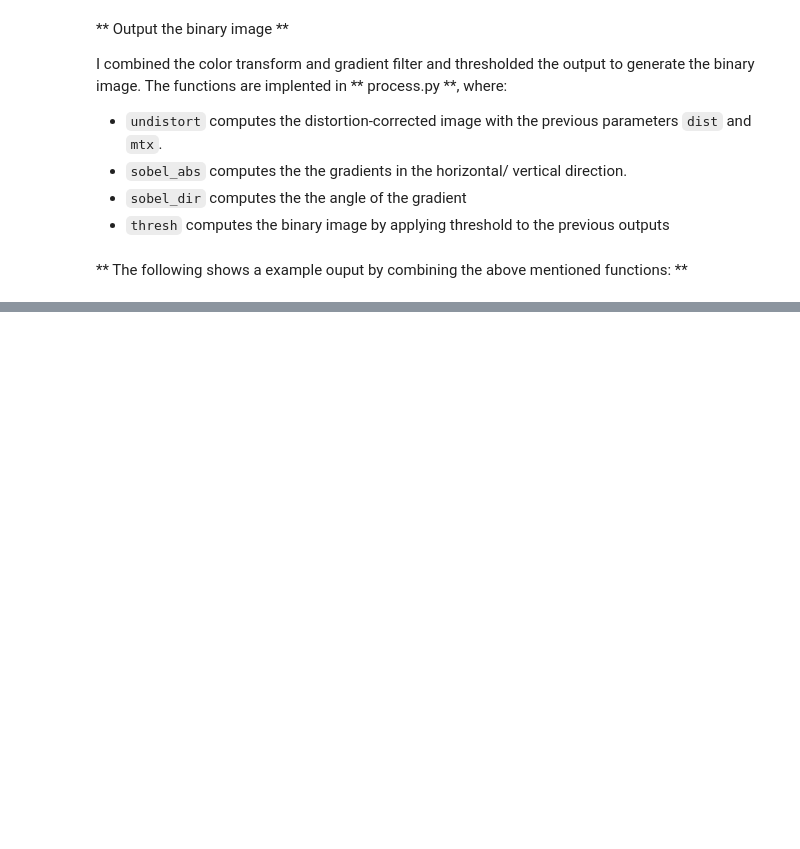
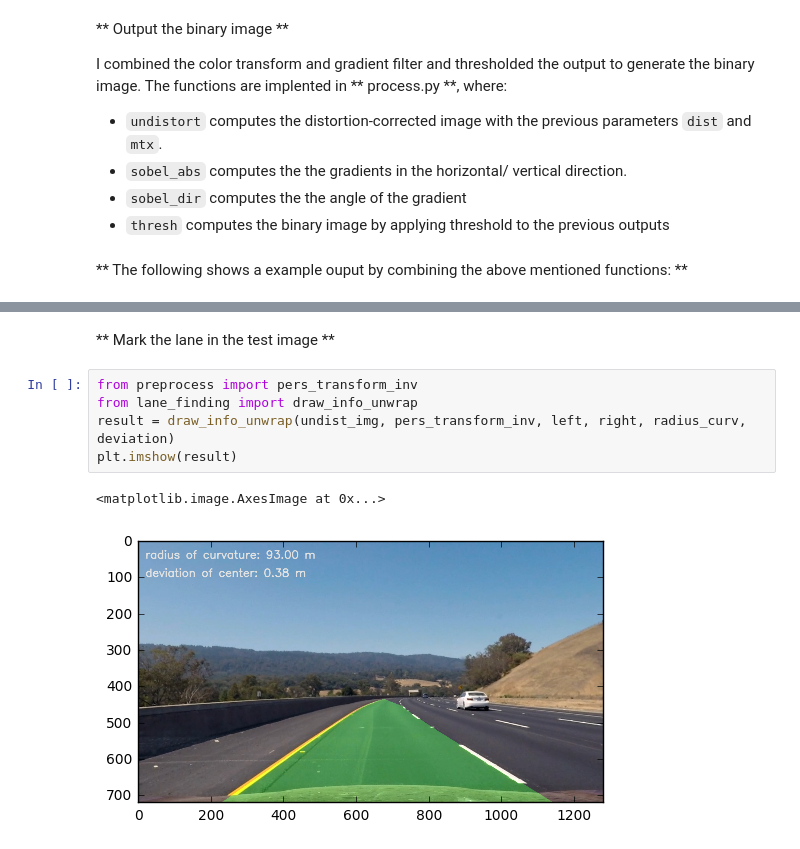
Before and after one commit to ab1153/CarND-Advanced-Lane-Lines, a Jupyter notebook: writeup.ipynb, the cells around one changed output, grey strips where cells are left out. Saved outputs shown, nothing was run; the diff lists cells and outputs as text; blank space fills up the shorter version.

```diff
--- a/writeup.ipynb
+++ b/writeup.ipynb
@@ -119,0 +149,10 @@ ax2.imshow(warp_drawn)
+# %% [markdown]
+** Mark the lane in the test image **
+# %%
+from preprocess import pers_transform_inv
+from lane_finding import draw_info_unwrap
+result = draw_info_unwrap(undist_img, pers_transform_inv, left, right, radius_curv, deviation)
+plt.imshow(result)
+# %% [output]
+<matplotlib.image.AxesImage at 0x...>
+[figure, added]
```
Also changed, not shown: parts of 10 cells of this notebook, 4 other files.
